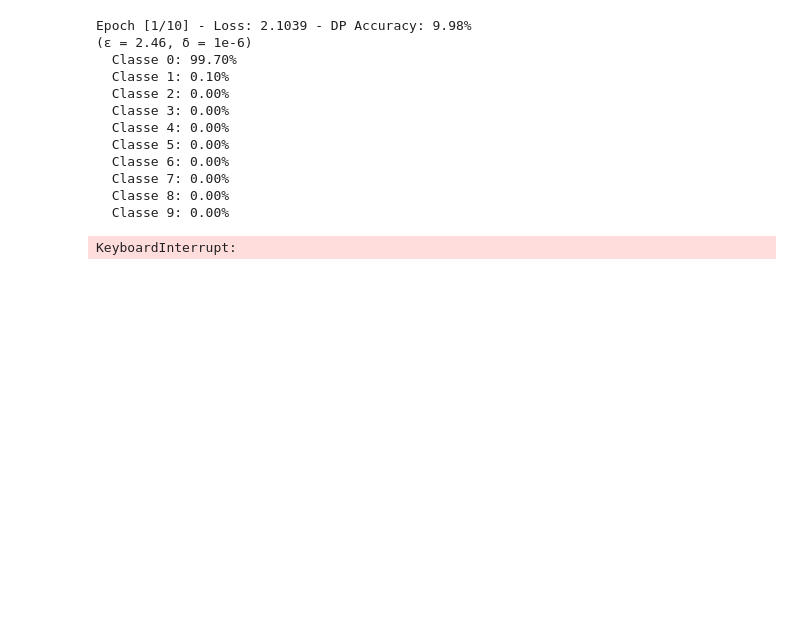
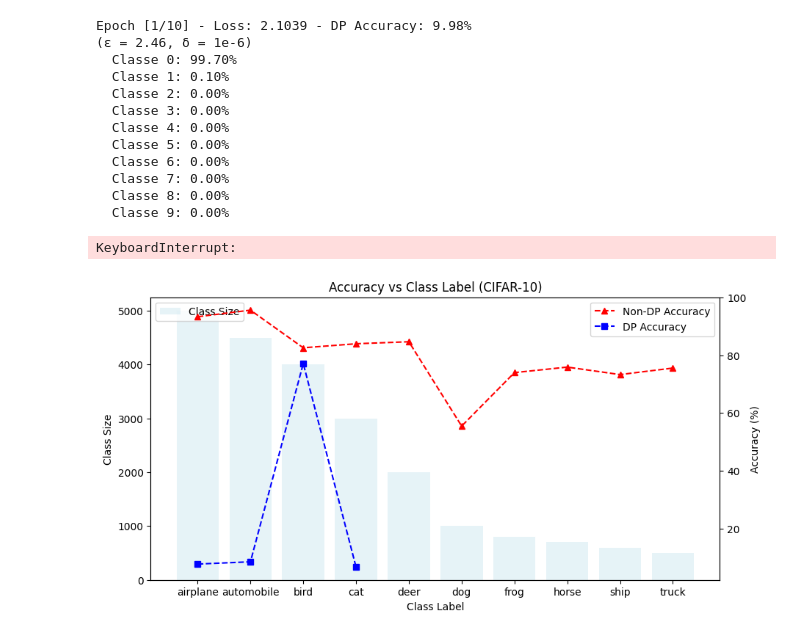
Before and after one commit to laguajosephine/DifferentialPrivacy, a Jupyter notebook: dp-replication-inceptionv3.ipynb, the cells around one changed output. Drawn from its saved outputs; the diff is of its cells as text; code cells hidden in the pictures; blank space fills up the shorter version.

```diff
--- a/dp-replication-inceptionv3.ipynb
+++ b/dp-replication-inceptionv3.ipynb
@@ -222,3 +222,55 @@ Epoch [1/10] - Loss: 2.1039 - DP Accuracy: 9.98%
   Classe 8: 0.00%
   Classe 9: 0.00%
 KeyboardInterrupt:
+# %%
+class_sizes = {
+    "airplane": 5000, "automobile": 4500, "bird": 4000, "cat": 3000,
+    "deer": 2000, "dog": 1000, "frog": 800, "horse": 700, "ship": 600, "truck": 500
+}
+
+accuracy_non_dp = {
+    "airplane": [94.3, 91.1, 92.5, 92.2, 96.1, 93.1, 91.4, 94.7, 91.1, 95.5, 95.9, 92.3, 96.6, 91.0, 91.6],
+    "automobile": [85.2, 91.1, 94.8, 95.8, 94.8, 98.1, 97.3, 94.9, 98.0, 98.1, 98.9, 96.3, 95.6, 97.5, 97.2],
+    "bird": [69.5, 74.6, 70.7, 84.0, 87.7, 82.3, 83.3, 84.0, 84.0, 85.4, 83.9, 80.9, 88.1, 89.8, 90.0],
+    "cat": [82.7, 69.2, 90.4, 88.5, 77.7, 82.0, 88.4, 83.5, 92.6, 84.9, 79.8, 88.4, 80.8, 80.0, 90.3],
+    "deer": [55.1, 83.6, 88.1, 78.3, 87.2, 83.9, 88.2, 90.4, 91.5, 85.5, 92.8, 84.0, 89.7, 89.6, 81.7],
+    "dog": [8.2, 55.6, 46.0, 53.1, 35.6, 59.3, 44.5, 46.6, 53.1, 70.6, 74.2, 80.1, 74.2, 71.9, 58.8],
+    "frog": [44.3, 71.6, 53.1, 79.0, 80.8, 87.8, 89.3, 83.9, 57.7, 65.5, 89.3, 71.1, 79.2, 80.3, 76.4],
+    "horse": [56.6, 77.3, 73.2, 67.8, 77.5, 72.3, 76.7, 88.0, 70.2, 82.1, 81.2, 67.7, 84.9, 79.2, 83.3],
+    "ship": [28.7, 86.0, 42.2, 72.3, 78.0, 80.0, 72.7, 80.4, 71.8, 83.3, 77.3, 84.6, 78.7, 87.4, 75.7],
+    "truck": [88.0, 26.7, 59.0, 74.9, 85.5, 73.4, 73.5, 84.1, 82.6, 84.1, 75.0, 88.6, 82.4, 76.1, 79.1]
+}
+
+accuracy_dp = {
+    "airplane": [42.2, 0.1, 0.0, 0.2, 0.0, 0.0, 0.0, 0.0, 0.0, 0.0, 63.9, 0.0, 0.0, 9.1, 0.0],
+    "automobile": [67.7, 59.7, 0.0, 0.0, 0.0, 0.0, 0.0, 0.0, 0.0, 0.0, 0.0, 0.0, 0.0, 0.0, 0.0],
+    "bird": [0.0, 34.3, 0.0, 99.9, 100.0, 100.0, 100.0, 100.0, 100.0, 100.0, 28.4, 100.0, 100.0, 94.1, 100.0],
+    "cat": [0.0, 0.0, 100.0, 0.0, 0.0, 0.0, 0.0, 0.0, 0.0, 0.0, 0.0, 0.0, 0.0, 0.0, 0.0]
+}
+
+mean_accuracy_non_dp = {k: np.mean(v) for k, v in accuracy_non_dp.items()}
+mean_accuracy_dp = {k: np.mean(v) for k, v in accuracy_dp.items()}
+
+fig, ax1 = plt.subplots(figsize=(10, 5))
+ax2 = ax1.twinx()
+
+# Histogramme des tailles de classe
+ax1.bar(list(class_sizes.keys()), list(class_sizes.values()), alpha=0.3, label='Class Size', color='lightblue')
+
+# Lignes des accuracies
+ax2.plot(list(mean_accuracy_non_dp.keys()), list(mean_accuracy_non_dp.values()), 'r--', marker='^', label='Non-DP Accuracy')
+ax2.plot(list(mean_accuracy_dp.keys()), list(mean_accuracy_dp.values()), 'b--', marker='s', label='DP Accuracy')
+
+# Axes et légendes
+ax1.set_ylabel('Class Size')
+ax2.set_ylabel('Accuracy (%)')
+ax1.set_xlabel('Class Label')
+
+ax1.legend(loc='upper left')
+ax2.legend(loc='upper right')
+
+plt.title('Accuracy vs Class Label (CIFAR-10)')
+plt.xticks(rotation=45)
+plt.show()
+# %% [output]
+[figure, added]
```
